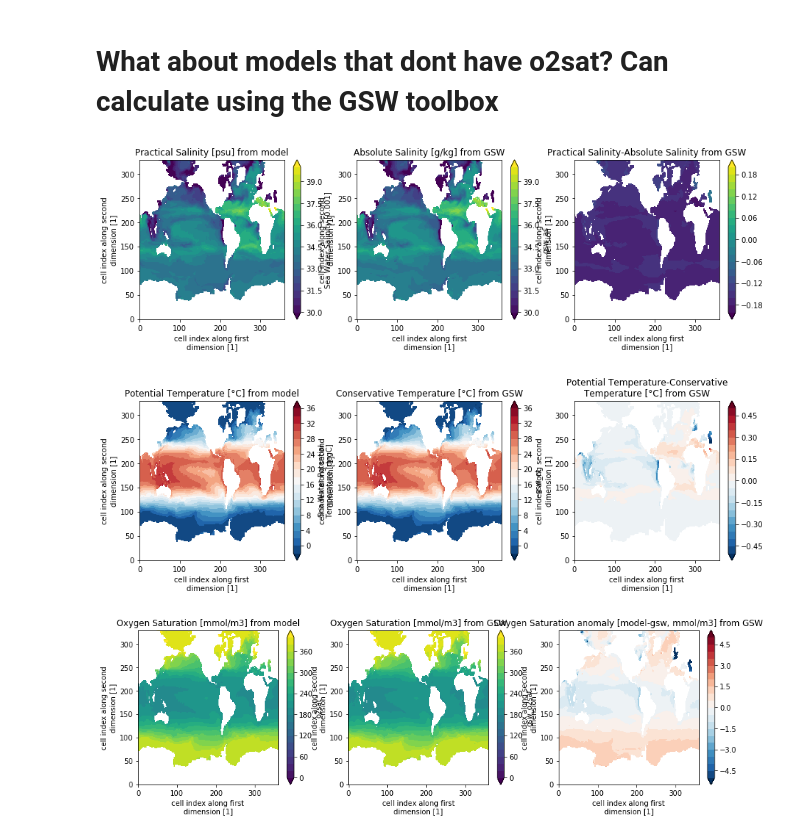
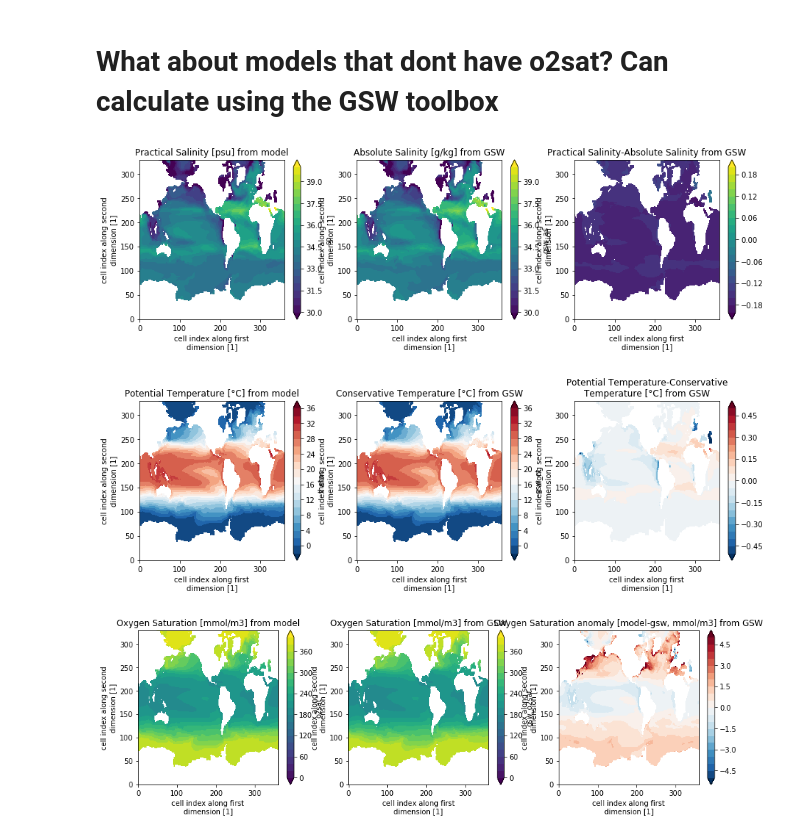
Before and after one commit to mara-freilich/cmip6hack-ocean-bgc, a Jupyter notebook: notebooks/jml_dissic_prereg.ipynb, the cells around one changed output. Cells and saved outputs as stored; diff of their text form; code cells hidden in the pictures.

Commit message:
change dask permission during apply_ufunc

```diff
--- a/notebooks/jml_dissic_prereg.ipynb
+++ b/notebooks/jml_dissic_prereg.ipynb
@@ -198,49 +220,63 @@ plt.show()
 # %%
-import gsw
-
 #Calculate Absolute Salinity
-models['gsw_as']=xr.apply_ufunc(gsw.SA_from_SP, models.so.isel(time=-1), models.lev, models.longitude, models.latitude, dask='allowed')
+models['gsw_as']=xr.apply_ufunc(gsw.SA_from_SP,
+                                models.so.isel(time=slice(-13,-1)).mean('time'),
+                                models.lev,
+                                models.longitude,
+                                models.latitude,
+                                dask='parallelized',
+                                output_dtypes=[models.so.dtype])
 
 fig, (ax1,ax2,ax3) = plt.subplots(figsize=(15,4),ncols=3,nrows=1)
-(models.isel(time=-1).isel(lev=0).so).plot(ax=ax1,levels=np.arange(30,40.5,0.5),extend="both")
+(models.isel(time=slice(-13,-1)).mean('time').isel(lev=0).so).plot(ax=ax1,levels=np.arange(30,40.5,0.5),extend="both")
 ax1.set_title("Practical Salinity [psu] from model")
 (models.isel(lev=0).gsw_as).plot(ax=ax2,levels=np.arange(30,40.5,0.5),extend="both")
 ax2.set_title("Absolute Salinity [g/kg] from GSW")
 sanom=(models.so-models.gsw_as)
-(sanom.isel(time=-1).isel(lev=0)).plot(ax=ax3,levels=np.arange(-0.2,0.220,0.020),extend="both")
+(sanom.isel(time=slice(-13,-1)).mean('time').isel(lev=0)).plot(ax=ax3,levels=np.arange(-0.2,0.220,0.020),extend="both")
 ax3.set_title("Practical Salinity-Absolute Salinity from GSW")
 plt.show()
 # %% [output]
-[figure, old version]
+[figure, new version]
 # %%
 #Calculate Conservative Temperature
 
-modelt['gsw_ct']=xr.apply_ufunc(gsw.CT_from_t, models.gsw_as, modelt.thetao.isel(time=-1), modelt.lev, dask='allowed')
+modelt['gsw_ct']=xr.apply_ufunc(gsw.CT_from_t, models.gsw_as,
+                                modelt.thetao.isel(time=slice(-13,-1)).mean('time'),
+                                modelt.lev,
+                                dask='parallelized',
+                                output_dtypes=[modelt.thetao.dtype])
 
 fig, (ax1,ax2,ax3) = plt.subplots(figsize=(15,4),ncols=3,nrows=1)
-(modelt.isel(time=-1).isel(lev=0).thetao).plot(ax=ax1,levels=np.arange(-2,38,2),extend="both")
+(modelt.isel(time=slice(-13,-1)).mean('time').isel(lev=0).thetao).plot(ax=ax1,levels=np.arange(-2,38,2),extend="both")
 ax1.set_title("Potential Temperature [°C] from model")
 (modelt.isel(lev=0).gsw_ct).plot(ax=ax2,levels=np.arange(-2,38,2),extend="both")
 ax2.set_title("Conservative Temperature [°C] from GSW")
 tanom=(modelt.thetao-modelt.gsw_ct)
-(tanom.isel(time=-1).isel(lev=0)).plot(ax=ax3,levels=np.arange(-0.5,0.55,0.05),extend="both")
+(tanom.isel(time=slice(-13,-1)).mean('time').isel(lev=0)).plot(ax=ax3,levels=np.arange(-0.5,0.55,0.05),extend="both")
 ax3.set_title("Potential Temperature-Conservative\nTemperature [°C] from GSW")
 plt.show()
 # %% [output]
-[figure, old version]
+[figure, new version]
 # %%
-model['gsw_o2sat']=xr.apply_ufunc(gsw.O2sol,models.gsw_as, modelt.gsw_ct, model.lev, models.longitude, models.latitude, dask='allowed')*1.0245e-3
-#model['gsw_o2sat']=xr.apply_ufunc(gsw.O2sol_SP_pt,models.so.isel(time=-1), modelt.thetao.isel(time=-1), dask='allowed')*1.0245e-3
+model['gsw_o2sat']=xr.apply_ufunc(gsw.O2sol,models.gsw_as,
+                                  modelt.gsw_ct,
+                                  model.lev,
+                                  models.longitude,
+                                  models.latitude,
+                                  dask='parallelized',
+                                  output_dtypes=[modelt.gsw_ct.dtype])*1.0245e-3
+#model['gsw_o2sat']=xr.apply_ufunc(gsw.O2sol_SP_pt,models.so.isel(time=slice(-13,-1)).mean('time'), modelt.thetao.isel(time=slice(-13,-1)).mean('time'), dask='allowed')*1.0245e-3
 # ValueError: applied function returned data with unexpected number of dimensions: 3 vs 4, for dimensions ('member_id', 'lev', 'j', 'i')
 
 fig, (ax1,ax2,ax3) = plt.subplots(figsize=(15,4),ncols=3,nrows=1)
-(model.isel(time=-1).isel(lev=0).o2sat*1e6).plot(ax=ax1,levels=np.arange(0,420,20),extend="both")
+(model.isel(time=slice(-13,-1)).mean('time').isel(lev=0).o2sat*1e6).plot(ax=ax1,levels=np.arange(0,420,20),extend="both")
 ax1.set_title("Oxygen Saturation [mmol/m3] from model")
 (model.isel(lev=0).gsw_o2sat*1e3).plot(ax=ax2,levels=np.arange(0,420,20),extend="both")
 ax2.set_title("Oxygen Saturation [mmol/m3] from GSW")
 oanom=(model.o2sat*1e6-model.gsw_o2sat*1e3)
-(oanom.isel(time=-1).isel(lev=0)).plot(ax=ax3,levels=np.arange(-5,5.5,0.5),extend="both")
+(oanom.isel(time=slice(-13,-1)).mean('time').isel(lev=0)).plot(ax=ax3,levels=np.arange(-5,5.5,0.5),extend="both")
 ax3.set_title("Oxygen Saturation anomaly [model-gsw, mmol/m3] from GSW")
 plt.show()
 # %% [output]
-[figure, old version]
+[figure, new version]
```
Also changed, not shown: parts of 6 cells of this notebook.
